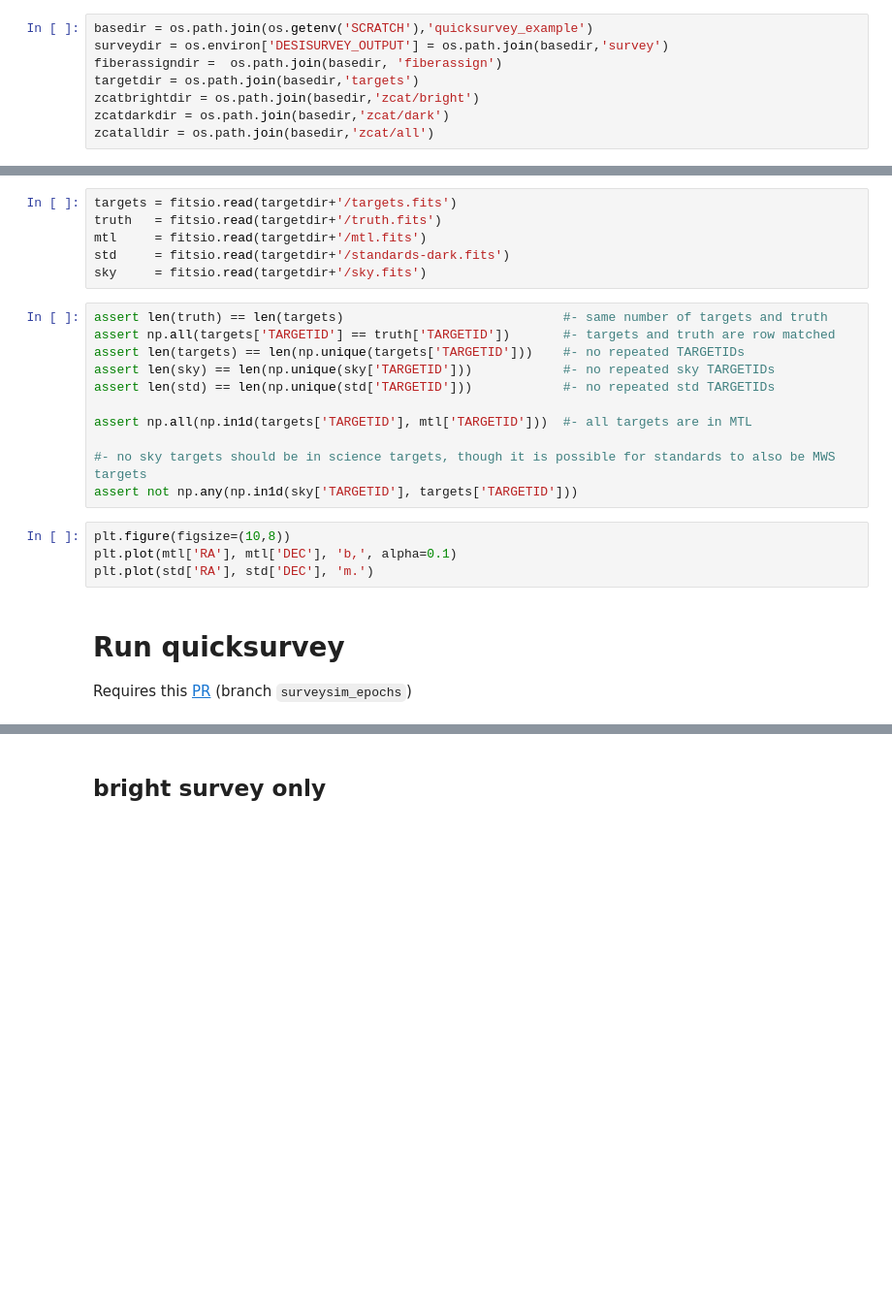
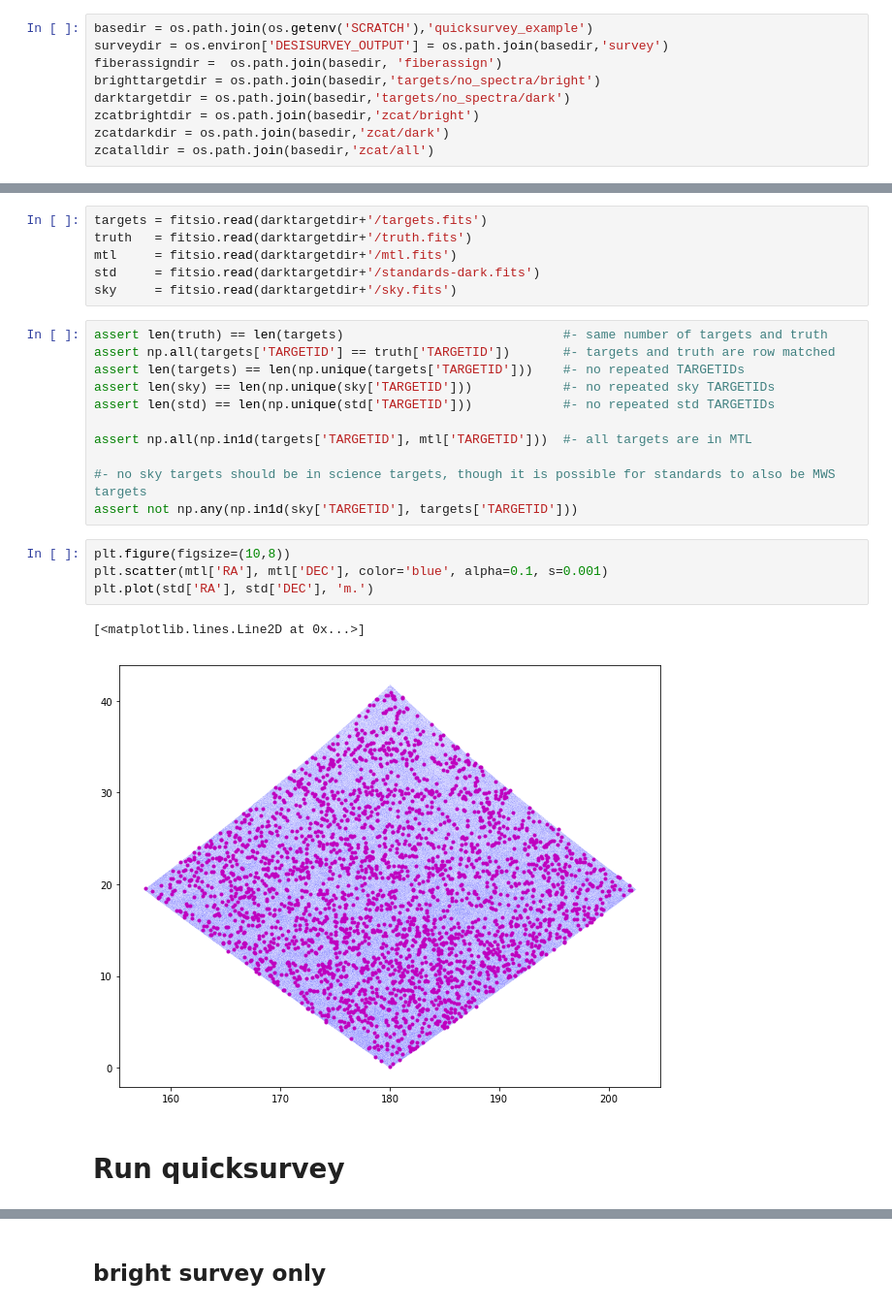
Before and after one commit to desihub/quicksurvey_example, a Jupyter notebook: readme.ipynb, the cells around one changed output, grey strips where cells are left out. Shown at 97% size. Saved outputs shown, nothing was run; the diff lists cells and outputs as text; blank space fills up the shorter version.

```diff
--- a/readme.ipynb
+++ b/readme.ipynb
@@ -21,7 +21,8 @@ Set some environment variables and create output directories
 basedir = os.path.join(os.getenv('SCRATCH'),'quicksurvey_example')
 surveydir = os.environ['DESISURVEY_OUTPUT'] = os.path.join(basedir,'survey')
 fiberassigndir =  os.path.join(basedir, 'fiberassign')
-targetdir = os.path.join(basedir,'targets')
+brighttargetdir = os.path.join(basedir,'targets/no_spectra/bright')
+darktargetdir = os.path.join(basedir,'targets/no_spectra/dark')
 zcatbrightdir = os.path.join(basedir,'zcat/bright')
 zcatdarkdir = os.path.join(basedir,'zcat/dark')
 zcatalldir = os.path.join(basedir,'zcat/all')
@@ -326,11 +364,11 @@ print(cmd)
 # %%
 # some sanity checks on the results
 # %%
-targets = fitsio.read(targetdir+'/targets.fits')
-truth   = fitsio.read(targetdir+'/truth.fits')
-mtl     = fitsio.read(targetdir+'/mtl.fits')
-std     = fitsio.read(targetdir+'/standards-dark.fits')
-sky     = fitsio.read(targetdir+'/sky.fits')
+targets = fitsio.read(darktargetdir+'/targets.fits')
+truth   = fitsio.read(darktargetdir+'/truth.fits')
+mtl     = fitsio.read(darktargetdir+'/mtl.fits')
+std     = fitsio.read(darktargetdir+'/standards-dark.fits')
+sky     = fitsio.read(darktargetdir+'/sky.fits')
 # %%
 assert len(truth) == len(targets)                             #- same number of targets and truth
 assert np.all(targets['TARGETID'] == truth['TARGETID'])       #- targets and truth are row matched
@@ -344,9 +382,10 @@ assert np.all(np.in1d(targets['TARGETID'], mtl['TARGETID']))  #- all targets are
 assert not np.any(np.in1d(sky['TARGETID'], targets['TARGETID']))
 # %%
 plt.figure(figsize=(10,8))
-plt.plot(mtl['RA'], mtl['DEC'], 'b,', alpha=0.1)
+plt.scatter(mtl['RA'], mtl['DEC'], color='blue', alpha=0.1, s=0.001)
 plt.plot(std['RA'], std['DEC'], 'm.')
+# %% [output]
+[<matplotlib.lines.Line2D at 0x...>]
+[figure, added]
-# %% [markdown]
-# Run quicksurvey
-
-Requires this [PR](https://github.com/desihub/desisim/pull/249) (branch `surveysim_epochs`)
+# %% [markdown]
+# Run quicksurvey
```
Also changed, not shown: parts of 15 cells of this notebook.
